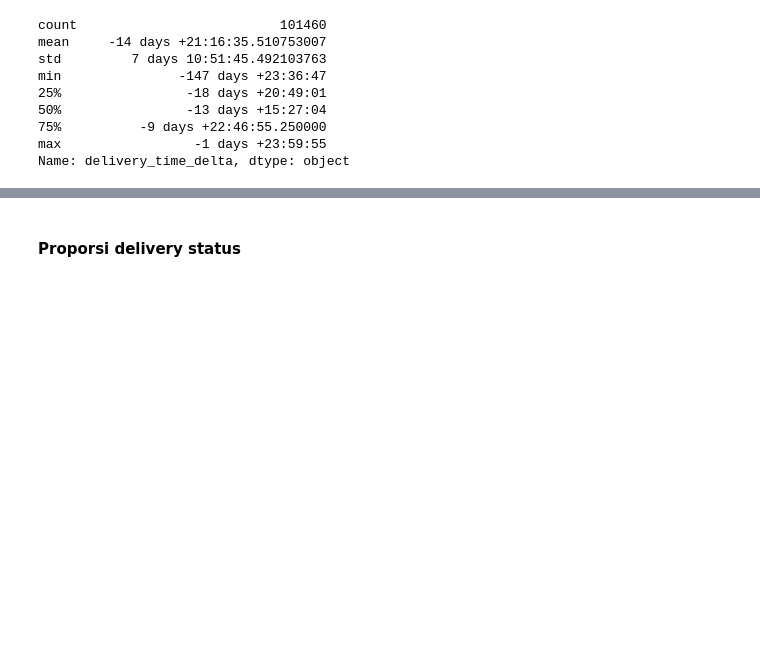
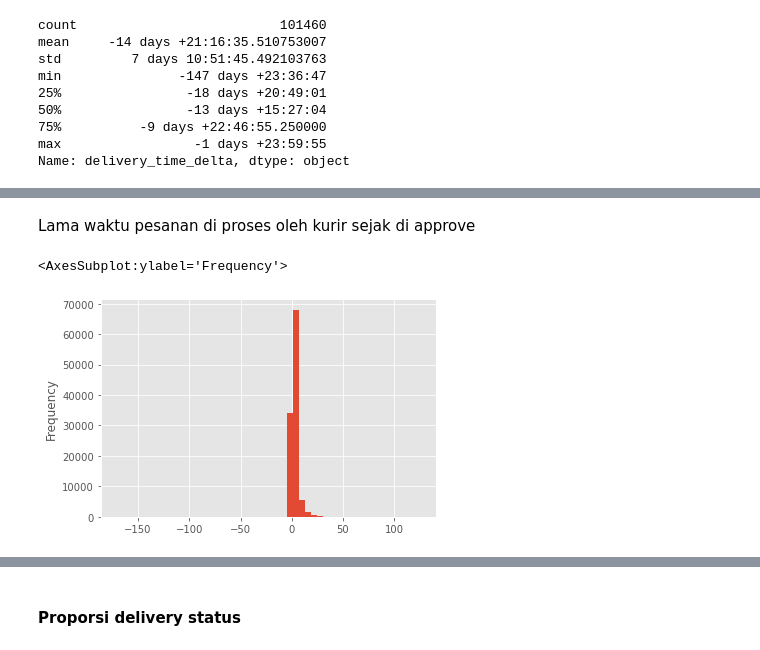
Before and after one commit to akhmadtaufik/project-wrangling-pacmann, a Jupyter notebook: olist-wrangling.ipynb, the cells around one changed output, grey strips where cells are left out. Drawn from its saved outputs; the diff is of its cells as text; code cells hidden in the pictures; blank space fills up the shorter version.

```diff
--- a/olist-wrangling.ipynb
+++ b/olist-wrangling.ipynb
@@ -992,0 +1008,7 @@ data_delivery_without_outliers['order_estimated_delivery_date'] - data_delivery_
+# %% [markdown]
+Lama waktu pesanan di proses oleh kurir sejak di approve
+# %%
+((data_delivery_without_outliers['order_delivered_carrier_date'] - data_delivery_without_outliers['order_approved_at']) / np.timedelta64(1, 'D')).plot(kind='hist', bins=50)
+# %% [output]
+<AxesSubplot:ylabel='Frequency'>
+[figure, added]
```
Also changed, not shown: parts of 6 cells of this notebook, 1 other file.
